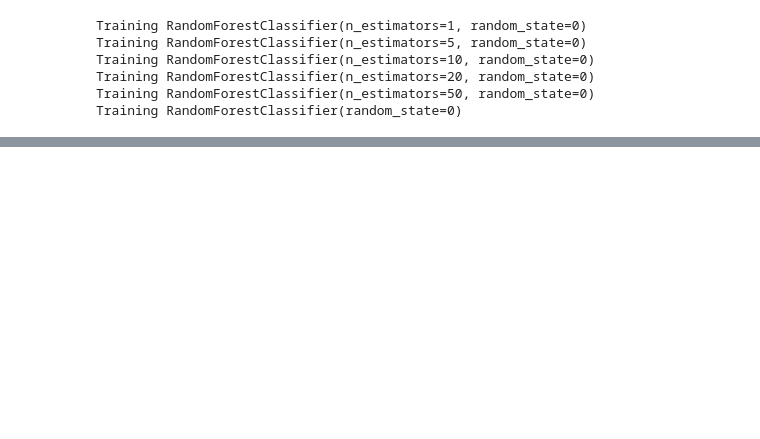
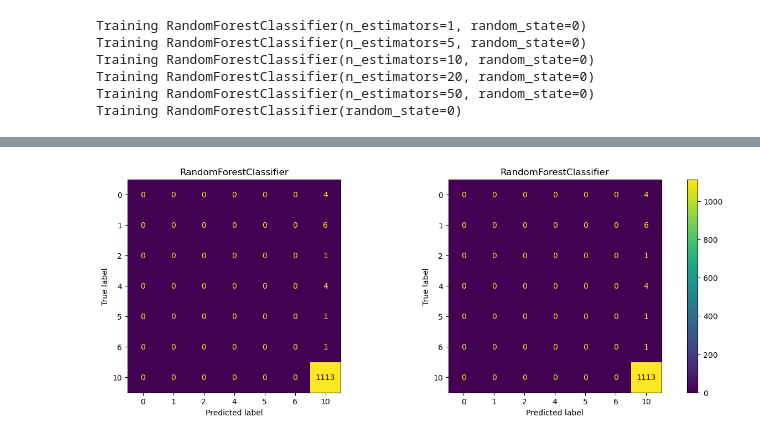
Before and after one commit to john-s-lin/hit-song-classifier, a Jupyter notebook: src/models/rfc_sklearn.ipynb, the cells around one changed output, grey strips where cells are left out. Cells and saved outputs as stored; diff of their text form; code cells hidden in the pictures; blank space fills up the shorter version.

Commit message:
feat: complete rfc sklearn rough

```diff
--- a/src/models/rfc_sklearn.ipynb
+++ b/src/models/rfc_sklearn.ipynb
@@ -171,0 +172,25 @@ Wall time: 112 ms
+# %%
+model_list = [rfc_multi, rfc_trees]
+
+fig, axes = plt.subplots(1, 2, figsize=(15, 5))
+
+for i, model in enumerate(model_list):
+    val_score = score_estimators(val_df[TARGET_FEATURES], val_df["class"], model)
+    best_val_score = max(val_score)
+    best_val_idx = val_score.index(best_val_score)
+
+    # Generate confusion matrix
+    con_mtrx = sklearn.metrics.ConfusionMatrixDisplay.from_estimator(
+        model[best_val_idx],
+        test_df[TARGET_FEATURES],
+        test_df["class"],
+        display_labels=set(test_df["class"]),
+        ax=axes[i % 2],
+        colorbar=False,
+    )
+
+    con_mtrx.ax_.set_title(model[best_val_idx].__class__.__name__)
+
+fig.colorbar(con_mtrx.im_, ax=axes, fraction=0.046, pad=0.04);
+# %% [output]
+[figure, added]
```
Also changed, not shown: parts of 5 cells of this notebook.
